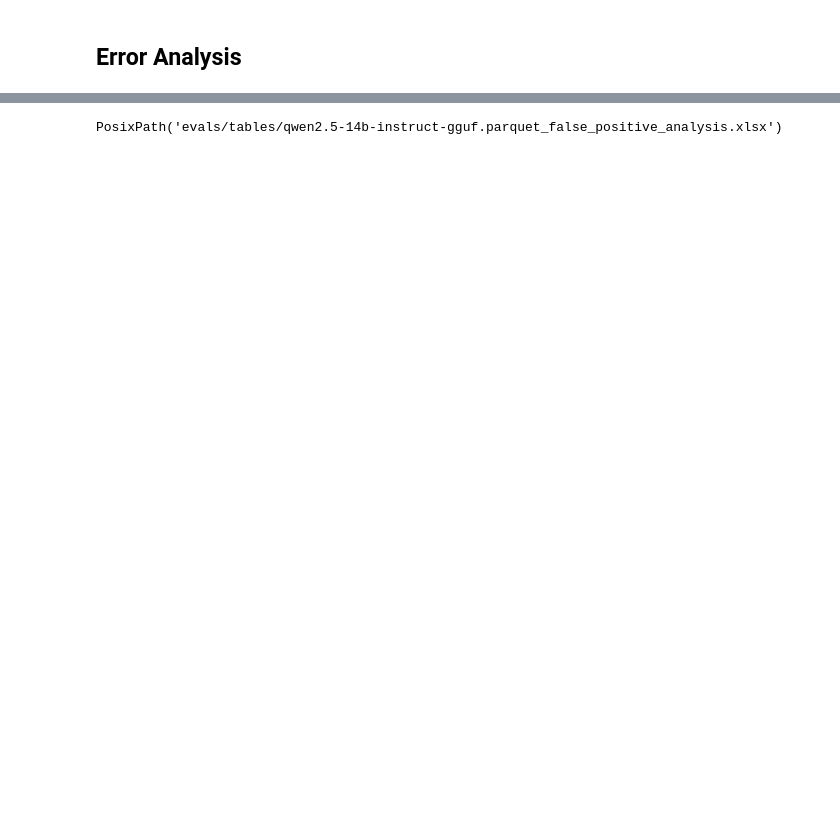
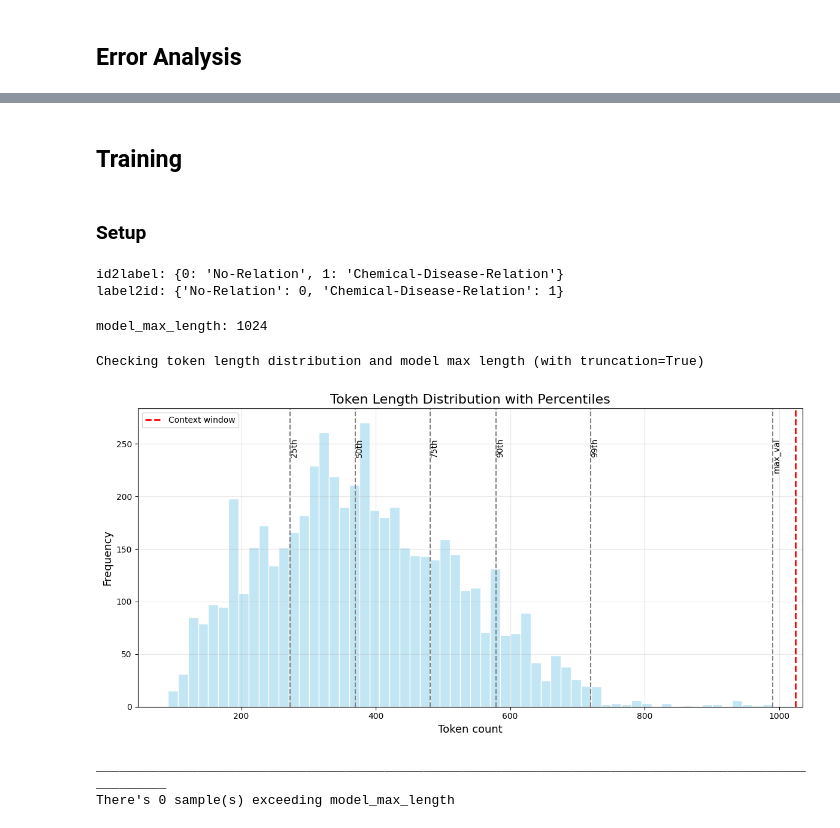
Before and after one commit to Francesco-Alb/biomed-ie-distill-xai, a Jupyter notebook: notebooks/04_re_training.ipynb, the cells around one changed output, grey strips where cells are left out. Drawn from its saved outputs; the diff is of its cells as text; code cells hidden in the pictures; blank space fills up the shorter version.

```diff
--- a/notebooks/04_re_training.ipynb
+++ b/notebooks/04_re_training.ipynb
@@ -273,4 +287,44 @@ if model == config.model.local_tagger_checkpoint_medium:
-# %%
-output_path
-# %% [output]
-PosixPath('evals/tables/qwen2.5-14b-instruct-gguf.parquet_false_positive_analysis.xlsx')
+# %% [markdown]
+## Training
+# %% [markdown]
+### Setup
+# %%
+# id2label & label2id
+id2label = {i: label for i, label in enumerate(config.model.re_label_names_binary)}
+label2id = {label: i for i, label in enumerate(config.model.re_label_names_binary)}
+
+print(f"id2label: {id2label}")
+print(f"label2id: {label2id}")
+# %% [output]
+id2label: {0: 'No-Relation', 1: 'Chemical-Disease-Relation'}
+label2id: {'No-Relation': 0, 'Chemical-Disease-Relation': 1}
+# %%
+# Instantiate the tokenizer and data_collator [OPTIONAL]
+tokenizer = AutoTokenizer.from_pretrained(config.model.re_model_checkpoint)
+data_collator = DataCollatorWithPadding(tokenizer)
+
+model_max_length = AutoConfig.from_pretrained(config.model.re_model_checkpoint).max_position_embeddings
+model_max_length = min(model_max_length, 1024)  # Limit to 1024 for efficiency: abstracts are usually shorter than 1024 tokens
+print(f"model_max_length: {model_max_length}")
+
+def tokenize_function(example):
+    return tokenizer(
+        example["masked_text"],
+        truncation=True,
+        max_length=model_max_length, # Separation of Concerns
+        padding=not "data_collator" in globals(),
+    )
+
+tokenized_dataset = merged_dataset.map(tokenize_function, batched=True)
+# %% [output]
+model_max_length: 1024
+# %%
+if True:
+    print("Checking token length distribution and model max length (with truncation=True)")
+    token_lengths = [len(sample["input_ids"]) for sample in tokenized_dataset["train"]]
+    plot_length_distribution_with_percentiles(token_lengths, model_max_length=model_max_length)
+# %% [output]
+Checking token length distribution and model max length (with truncation=True)
+[figure, added]
+____________________________________________________________________________________________________
+There's 0 sample(s) exceeding model_max_length
```
Also changed, not shown: parts of 23 cells of this notebook, 16 other files.
